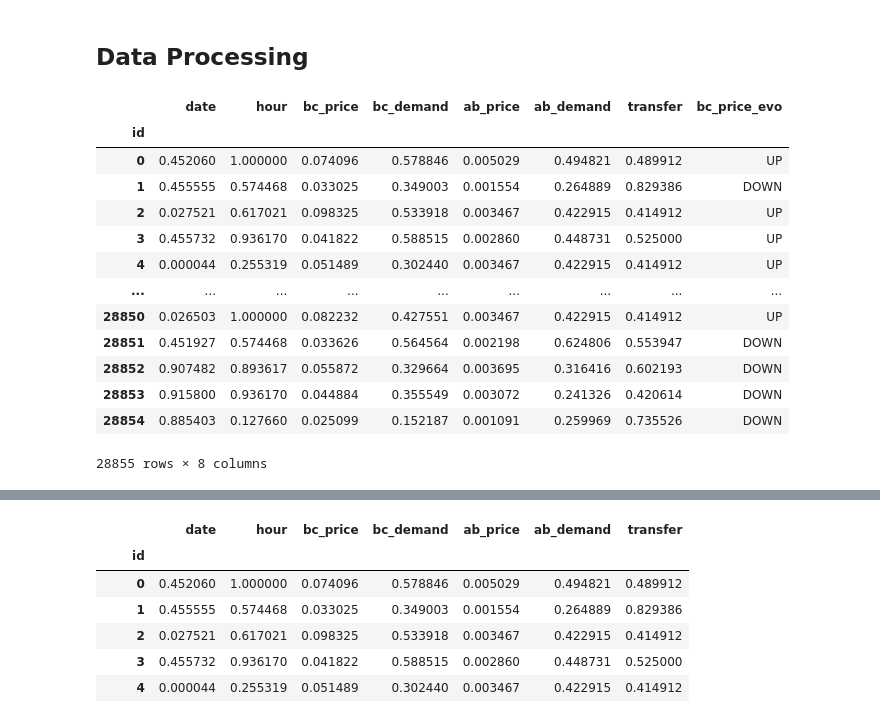
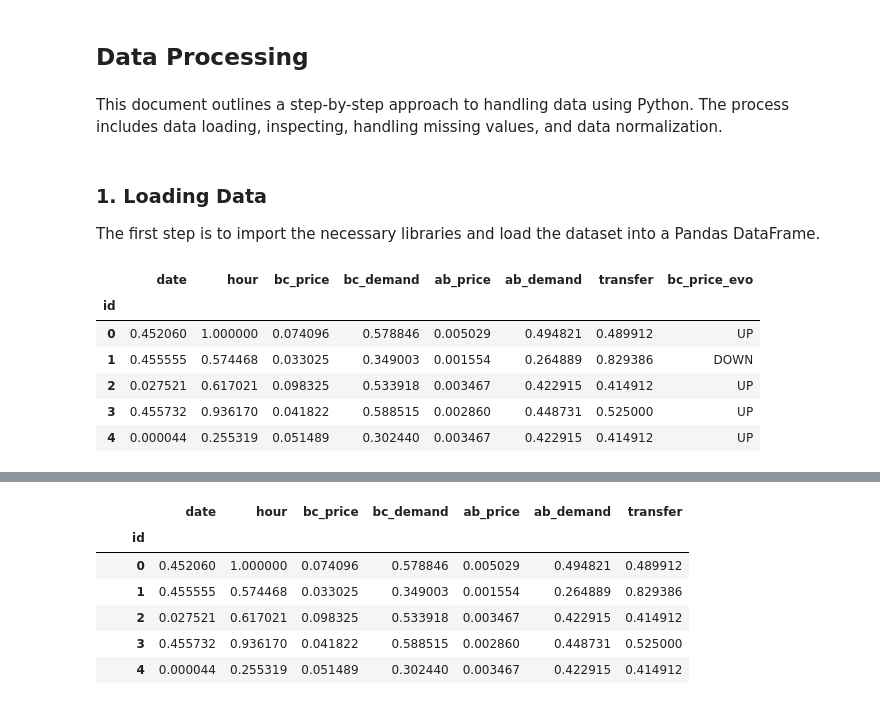
Before and after one commit to hexplosif/4IF-MACHINE-LEARNING, a Jupyter notebook: notebook/Classification.ipynb, the cells around one changed output, grey strips where cells are left out. Drawn from its saved outputs; the diff is of its cells as text; code cells hidden in the pictures.

```diff
--- a/notebook/Classification.ipynb
+++ b/notebook/Classification.ipynb
@@ -19,18 +52,19 @@ from sklearn.metrics import accuracy_score
+# %% [markdown]
+This document outlines a step-by-step approach to handling data using Python. The process includes data loading, inspecting, handling missing values, and data normalization.
+# %%
+data_dir = '../data/classification/'
+output_dir = '../output/classification/submission/'
+# %% [markdown]
+### 1. Loading Data
+The first step is to import the necessary libraries and load the dataset into a Pandas DataFrame.
 # %%
-df_train_raw = pd.read_csv('../data/classification/train.csv', index_col=0);
-df_train_raw
+df_train_raw = pd.read_csv(data_dir + 'train.csv', index_col=0)
+df_train_raw.head()
 # %% [output]
 |  | date | hour | bc_price | bc_demand | ab_price | ab_demand | transfer | bc_price_evo |
 | id |  |  |  |  |  |  |  |  |
 | 0 | 0.452060 | 1.000000 | 0.074096 | 0.578846 | 0.005029 | 0.494821 | 0.489912 | UP |
 | 1 | 0.455555 | 0.574468 | 0.033025 | 0.349003 | 0.001554 | 0.264889 | 0.829386 | DOWN |
 | 2 | 0.027521 | 0.617021 | 0.098325 | 0.533918 | 0.003467 | 0.422915 | 0.414912 | UP |
 | 3 | 0.455732 | 0.936170 | 0.041822 | 0.588515 | 0.002860 | 0.448731 | 0.525000 | UP |
 | 4 | 0.000044 | 0.255319 | 0.051489 | 0.302440 | 0.003467 | 0.422915 | 0.414912 | UP |
-| ... | ... | ... | ... | ... | ... | ... | ... | ... |
-| 28850 | 0.026503 | 1.000000 | 0.082232 | 0.427551 | 0.003467 | 0.422915 | 0.414912 | UP |
-| 28851 | 0.451927 | 0.574468 | 0.033626 | 0.564564 | 0.002198 | 0.624806 | 0.553947 | DOWN |
-| 28852 | 0.907482 | 0.893617 | 0.055872 | 0.329664 | 0.003695 | 0.316416 | 0.602193 | DOWN |
-| 28853 | 0.915800 | 0.936170 | 0.044884 | 0.355549 | 0.003072 | 0.241326 | 0.420614 | DOWN |
-| 28854 | 0.885403 | 0.127660 | 0.025099 | 0.152187 | 0.001091 | 0.259969 | 0.735526 | DOWN |
-28855 rows × 8 columns
```
Also changed, not shown: parts of 19 cells of this notebook, 1 other file.
